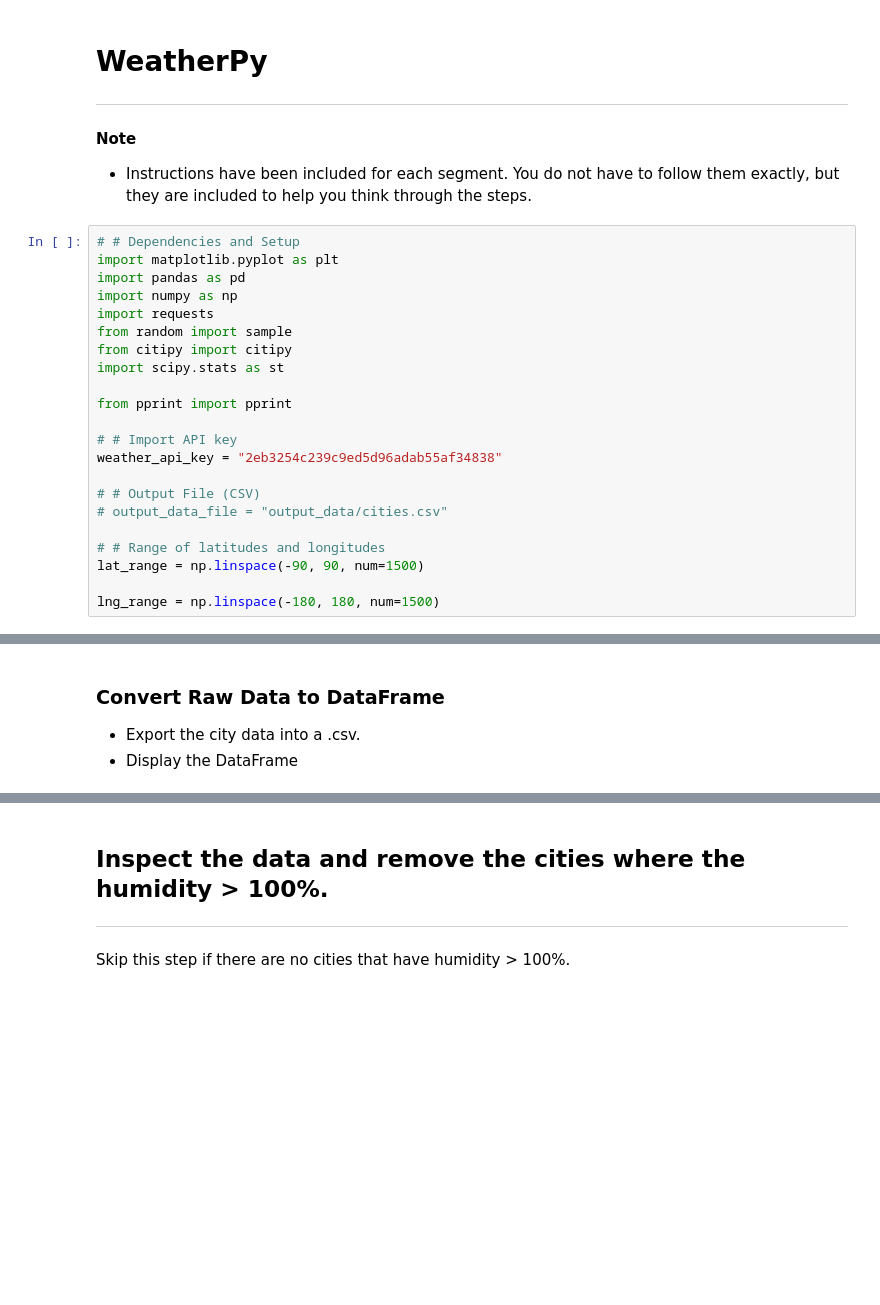
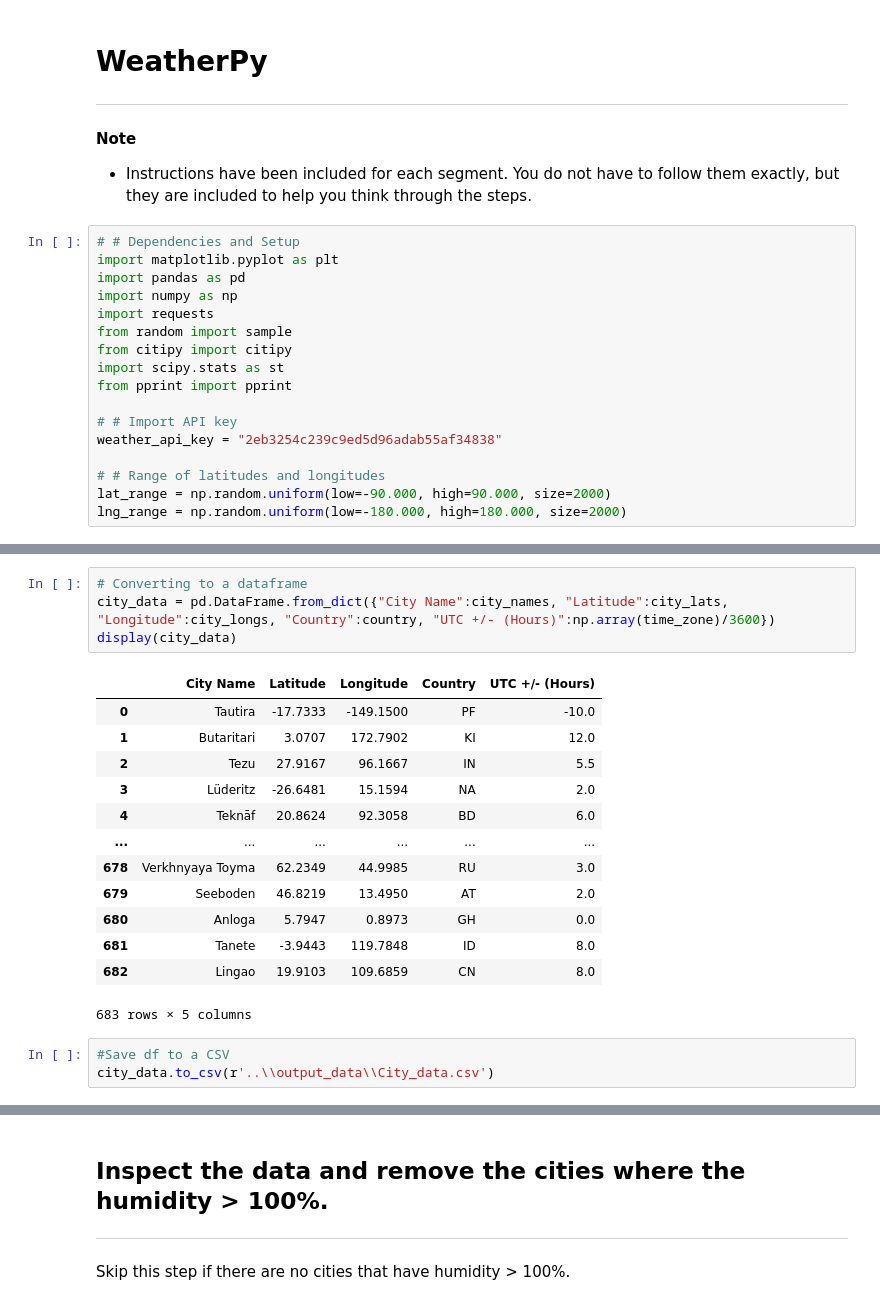
Before and after one commit to ramses93/python-api-challenge, a Jupyter notebook: WeatherPy/WeatherPy.ipynb, the cells around one changed output, grey strips where cells are left out. Saved outputs shown, nothing was run; the diff lists cells and outputs as text; blank space fills up the shorter version.

Commit message:
Output CSV

```diff
--- a/WeatherPy/WeatherPy.ipynb
+++ b/WeatherPy/WeatherPy.ipynb
@@ -13,19 +13,14 @@ import requests
 from random import sample
 from citipy import citipy
 import scipy.stats as st
-
 from pprint import pprint
 
 # # Import API key
 weather_api_key = "2eb3254c239c9ed5d96adab55af34838"
 
-# # Output File (CSV)
-# output_data_file = "output_data/cities.csv"
-
 # # Range of latitudes and longitudes
-lat_range = np.linspace(-90, 90, num=1500)
-
-lng_range = np.linspace(-180, 180, num=1500)
+lat_range = np.random.uniform(low=-90.000, high=90.000, size=2000)
+lng_range = np.random.uniform(low=-180.000, high=180.000, size=2000)
 # %%
 # Pair coordinates with zip codes
 longitudes = []
@@ -123,4 +86,21 @@ for city in city_list:
-# %% [markdown]
-### Convert Raw Data to DataFrame
-* Export the city data into a .csv.
-* Display the DataFrame
+# %%
+# Converting to a dataframe
+city_data = pd.DataFrame.from_dict({"City Name":city_names, "Latitude":city_lats, "Longitude":city_longs, "Country":country, "UTC +/- (Hours)":np.array(time_zone)/3600})
+display(city_data)
+# %% [output]
+|  | City Name | Latitude | Longitude | Country | UTC +/- (Hours) |
+| 0 | Tautira | -17.7333 | -149.1500 | PF | -10.0 |
+| 1 | Butaritari | 3.0707 | 172.7902 | KI | 12.0 |
+| 2 | Tezu | 27.9167 | 96.1667 | IN | 5.5 |
+| 3 | Lüderitz | -26.6481 | 15.1594 | NA | 2.0 |
+| 4 | Teknāf | 20.8624 | 92.3058 | BD | 6.0 |
+| ... | ... | ... | ... | ... | ... |
+| 678 | Verkhnyaya Toyma | 62.2349 | 44.9985 | RU | 3.0 |
+| 679 | Seeboden | 46.8219 | 13.4950 | AT | 2.0 |
+| 680 | Anloga | 5.7947 | 0.8973 | GH | 0.0 |
+| 681 | Tanete | -3.9443 | 119.7848 | ID | 8.0 |
+| 682 | Lingao | 19.9103 | 109.6859 | CN | 8.0 |
+683 rows × 5 columns
+# %%
+#Save df to a CSV
+city_data.to_csv(r'..\\output_data\\City_data.csv')
```
Also changed, not shown: parts of 6 cells of this notebook, 3 other files.
